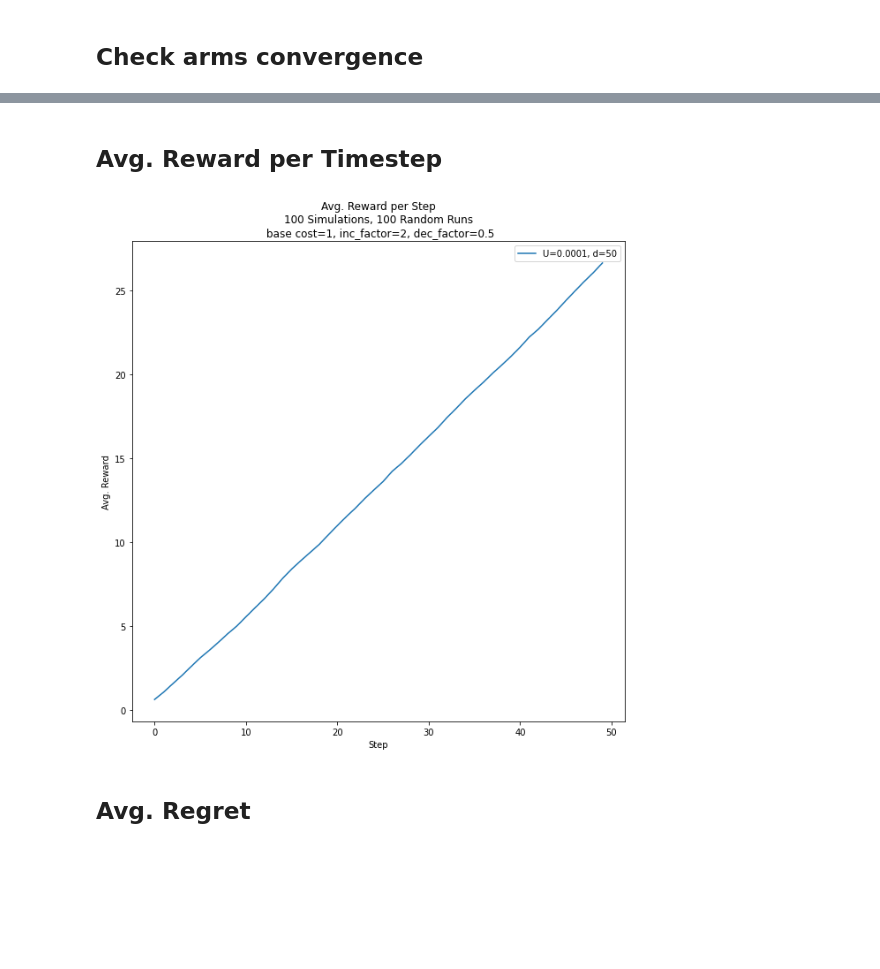
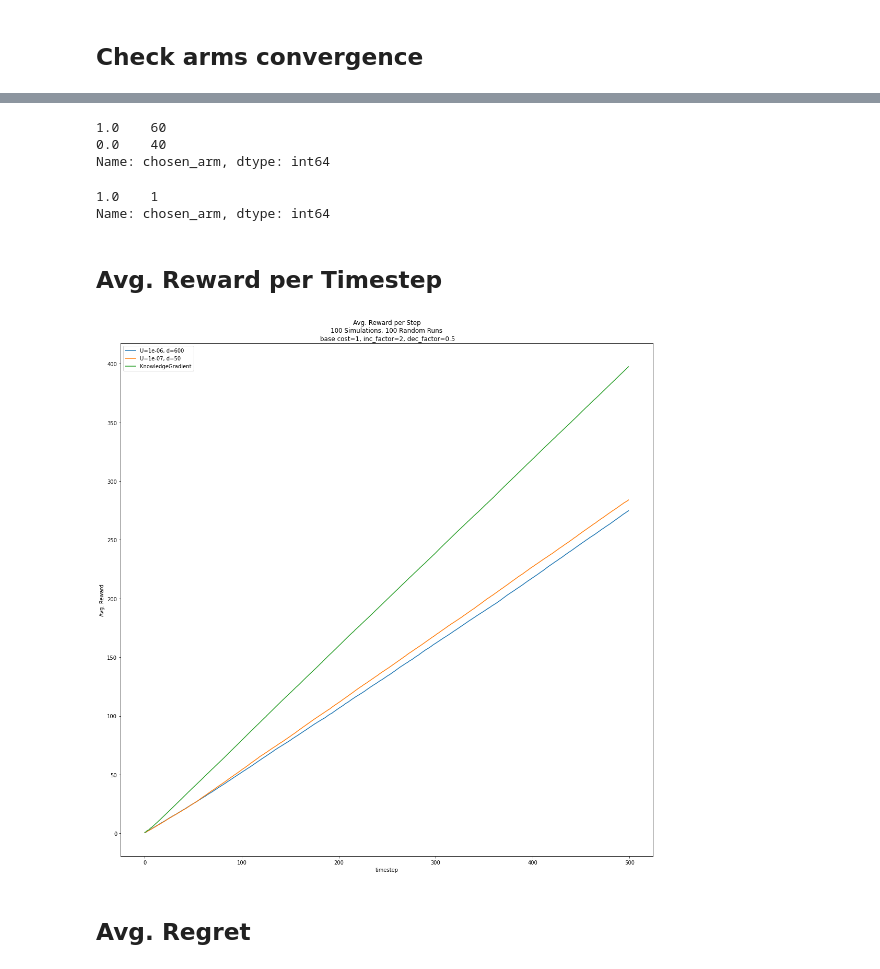
Before and after one commit to dvirla/ARLBayesMCTS, a Jupyter notebook: changing_query_analysis.ipynb, the cells around one changed output, grey strips where cells are left out. Cells and saved outputs as stored; diff of their text form; code cells hidden in the pictures; blank space fills up the shorter version.

```diff
--- a/changing_query_analysis.ipynb
+++ b/changing_query_analysis.ipynb
@@ -16,6 +16,8 @@ np.random.seed(42)
 random.seed(42)
 # %%
 df = pd.read_csv('./records_tests/test_record_1000_sim_1e-06_exp_100_runs_600_tree_05292022124727.csv')
+# %%
+df_2 = pd.read_csv('./records_tests/test_record_1000_sim_1e-07_exp_100_runs_50_tree_05312022062143.csv')
 # %%
 with open('./records_tests/test_record_1000_sim_1e-06_exp_100_runs_600_tree_05292022124727.pkl', 'rb') as f:
     d = pickle.load(f)
@@ -40,0 +65,3 @@ Name: query_cost, dtype: int64
+# %%
+df_3 = pd.read_csv('./svetas/kd_500_horizon_100_runs_svetas_settings.csv')
+df_3.query_cost.value_counts()
@@ -48,15 +88,28 @@ df.groupby('run').mean()['chosen_arm'].round(0).value_counts()
 Name: chosen_arm, dtype: int64
+# %%
+df_2.groupby('run').mean()['chosen_arm'].round(0).value_counts()
+# %% [output]
+1.0    60
+0.0    40
+Name: chosen_arm, dtype: int64
+# %%
+df_3.groupby('run').mean()['chosen_arm'].round(0).value_counts()
+# %% [output]
+1.0    1
+Name: chosen_arm, dtype: int64
 # %% [markdown]
 ## Avg. Reward per Timestep
 # %%
-fig, ax = plt.subplots(1,1,figsize=(10,10))
+fig, ax = plt.subplots(1,1,figsize=(15,15))
 df.groupby(['timestep']).mean()['reward'].expanding().sum().plot(
-        ax=ax, title='Avg. Reward per Step\n100 Simulations, 100 Random Runs\n base cost=1, inc_factor=2, dec_factor=0.5', xlabel='Step', ylabel='Avg. Reward', label='U=0.0001, d=50')
+        ax=ax, title='Avg. Reward per Step\n100 Simulations, 100 Random Runs\n base cost=1, inc_factor=2, dec_factor=0.5', xlabel='Step', ylabel='Avg. Reward', label='U=1e-06, d=600')
+df_2.groupby(['timestep']).mean()['reward'].expanding().sum().plot(ax=ax, label='U=1e-07, d=50')
+df_3.groupby(['timestep']).mean()['reward'].expanding().sum().plot(ax=ax, label='KnowledgeGradient')
 
 ax.legend()
 plt.show()
 # %% [output]
-[figure, old version]
+[figure, new version]
 # %% [markdown]
 ## Avg. Regret
 # %%
```
Also changed, not shown: parts of 16 cells of this notebook, 2 other files.
